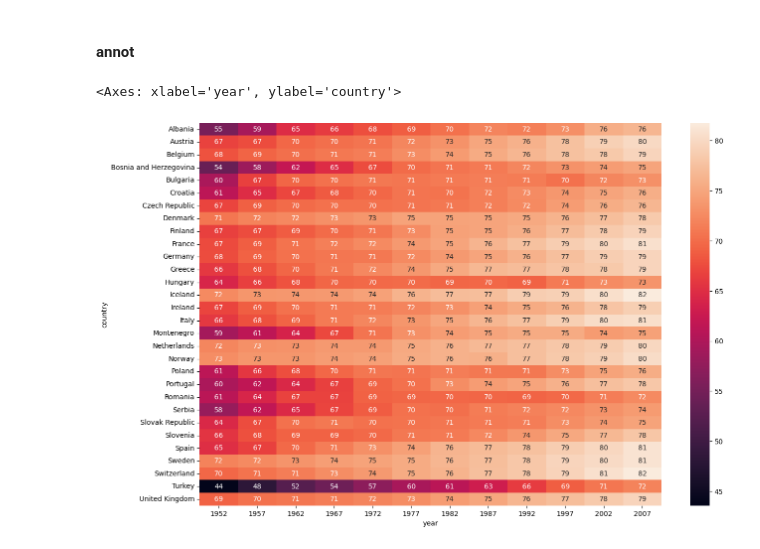
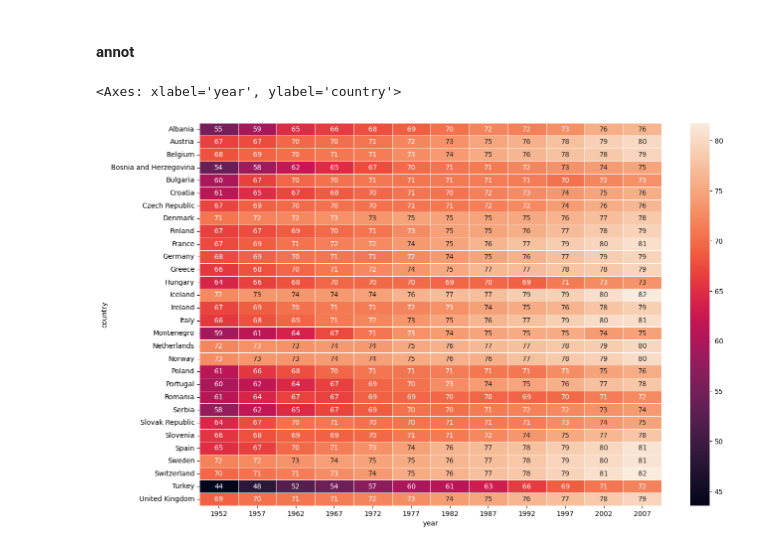
Before and after one commit to mohitjaryal/seaborn, a Jupyter notebook: Matrix-Plot/heatmap.ipynb, the cells around one changed output. Saved outputs shown, nothing was run; the diff lists cells and outputs as text; code cells hidden in the pictures.

```diff
--- a/Matrix-Plot/heatmap.ipynb
+++ b/Matrix-Plot/heatmap.ipynb
@@ -62,7 +62,7 @@ temp_df
 #### annot
 # %%
 plt.figure(figsize=(15,10))
-sns.heatmap(temp_df,annot=True)
+sns.heatmap(temp_df,annot=True,linewidth=0.5)
 # %% [output]
 <Axes: xlabel='year', ylabel='country'>
-[figure, old version]
+[figure, new version]
```
